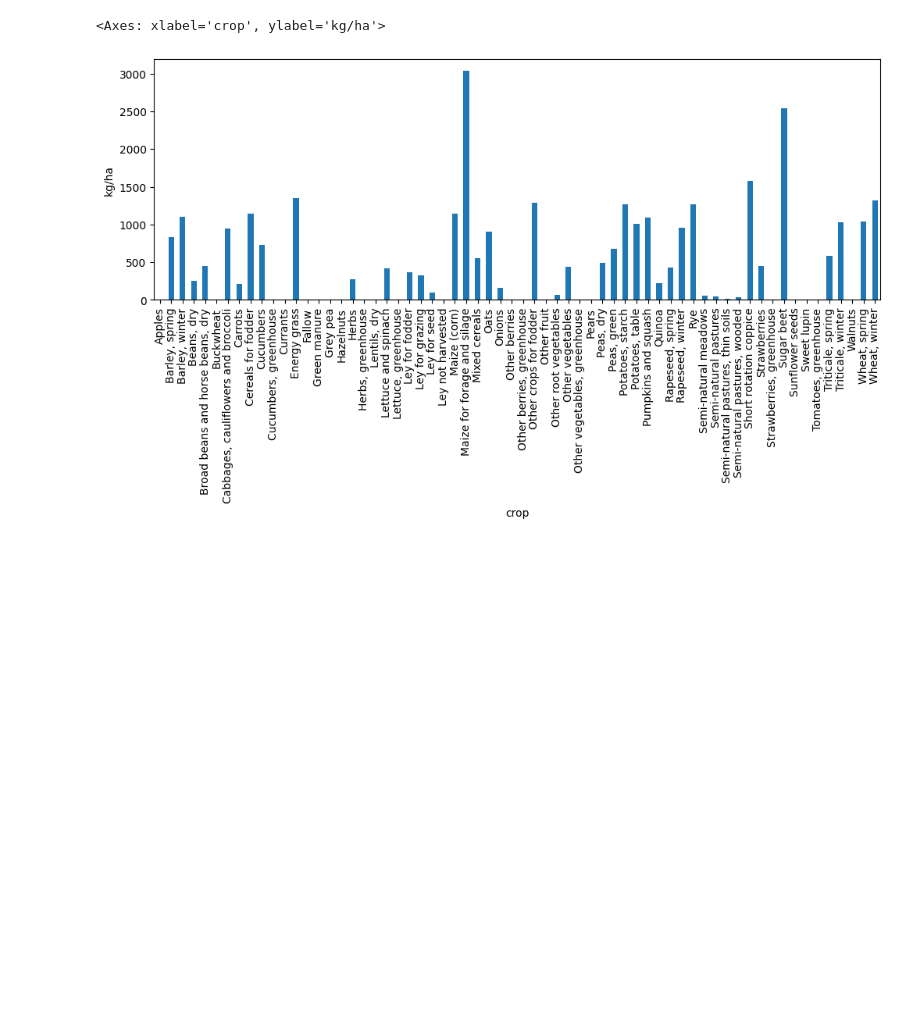
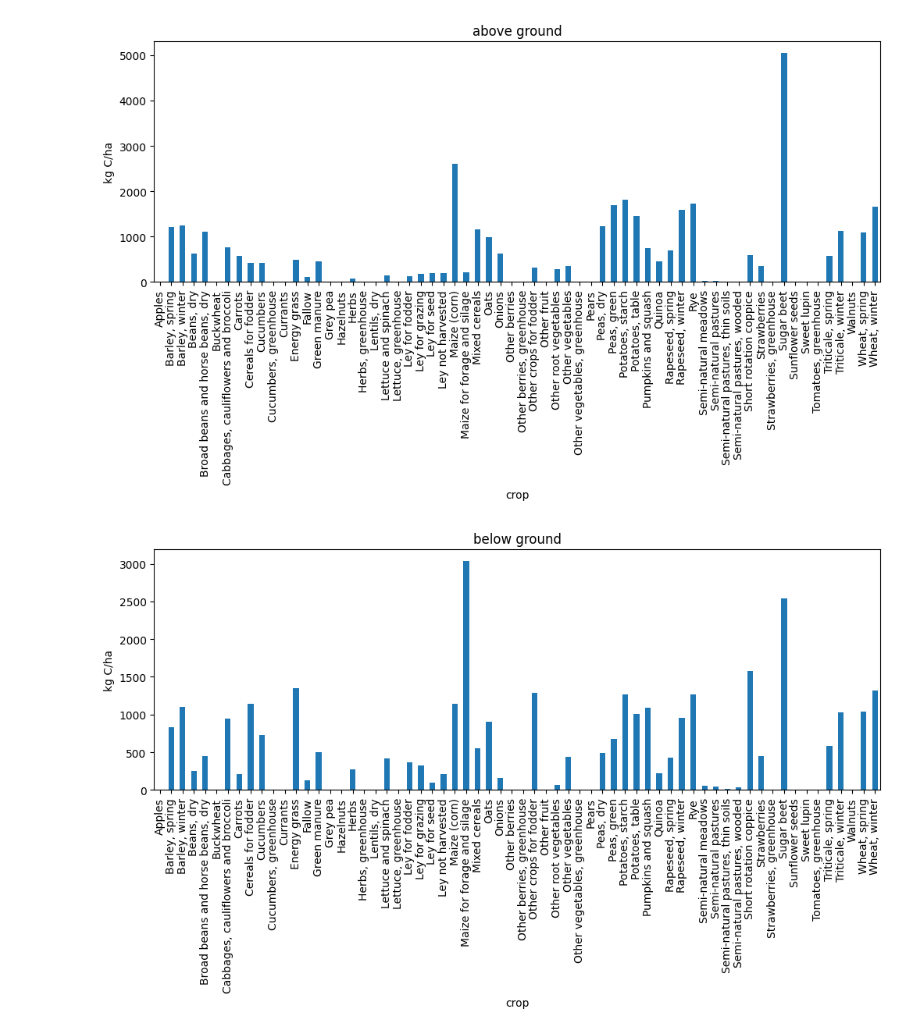
Before and after one commit to SLU-foodsystems/CIBUSmod, a Jupyter notebook: notebooks/soil_sandbox.ipynb, the cells around one changed output. Drawn from its saved outputs; the diff is of its cells as text; code cells hidden in the pictures; blank space fills up the shorter version.

```diff
--- a/notebooks/soil_sandbox.ipynb
+++ b/notebooks/soil_sandbox.ipynb
@@ -27 +24,3 @@ c_area = session.get_attr('C','area',
+# %%
+c_area = session.get_attr('C','area',{'crop':'land_use'}).loc[:,'cropland']
 # %%
@@ -48,5 +50,6 @@ d.sum(axis=1).div(c_area.sum(axis=1)).unstack('scn').plot(ylabel='kg/ha')
 # %%
-d = session.get_attr('C','fertiliser.organic_C',
-                 {'crop':'land_use','region':None,'prod_system':None}, interpolate=True).loc[:,'cropland']
-d.sum(axis=1).div(c_area.sum(axis=1)).unstack('scn').plot(ylabel='kg/ha')
+d4 = session.get_attr('C','fertiliser.organic_C',
+                 {'crop':'land_use','region':None,'prod_system':None}, interpolate=False).loc[:,'cropland']
+ax = d4.sum(axis=1).div(c_area).unstack('scn').plot(ylabel='kg C/ha')
+ax.set_title('Other org. fertiliser')
 # %% [output]
@@ -55,6 +58,10 @@ d.sum(axis=1).div(c_area.sum(axis=1)).unstack('scn').plot(ylabel='kg/ha')
 # %%
 # Check crop residue C per crop
-(session.get_attr('C','fertiliser.crop_residues_C',['residue','crop']).loc[:,'below ground'] / session.get_attr('C','area',['crop'])).loc[('FAI','2020')].plot.bar(figsize=(12,4),ylabel='kg/ha')
+
+for r in ['above ground','below ground']:
+    ax = (session.get_attr('C','fertiliser.crop_residues_C',['residue','crop']).loc[:,r] / session.get_attr('C','area',['crop'])).loc[('FAI','2020')].plot.bar(figsize=(12,4),ylabel='kg C/ha')
+    ax.set_title(r)
+    plt.show()
 # %% [output]
-<Axes: xlabel='crop', ylabel='kg/ha'>
-[figure, old version]
+[figure, new version]
+[figure, added]
```
Also changed, not shown: parts of 6 cells of this notebook.
